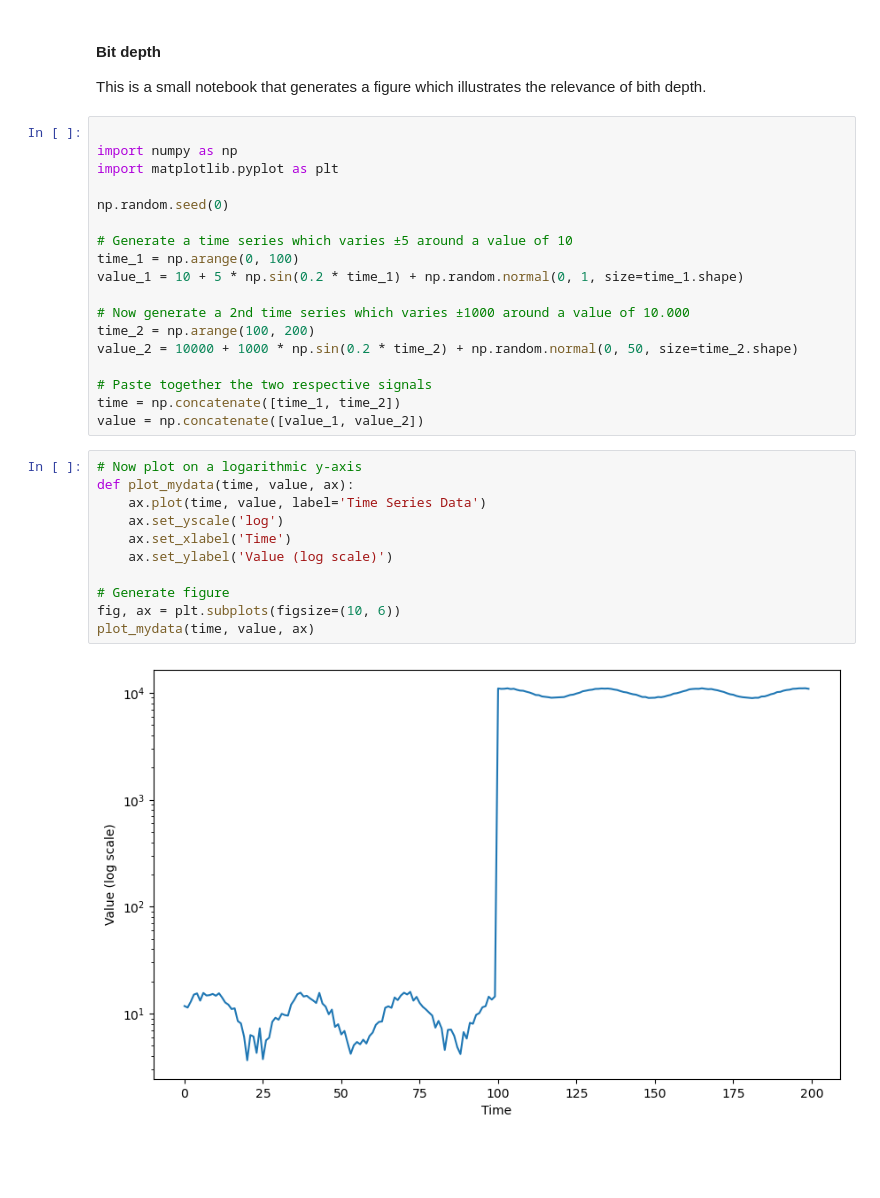
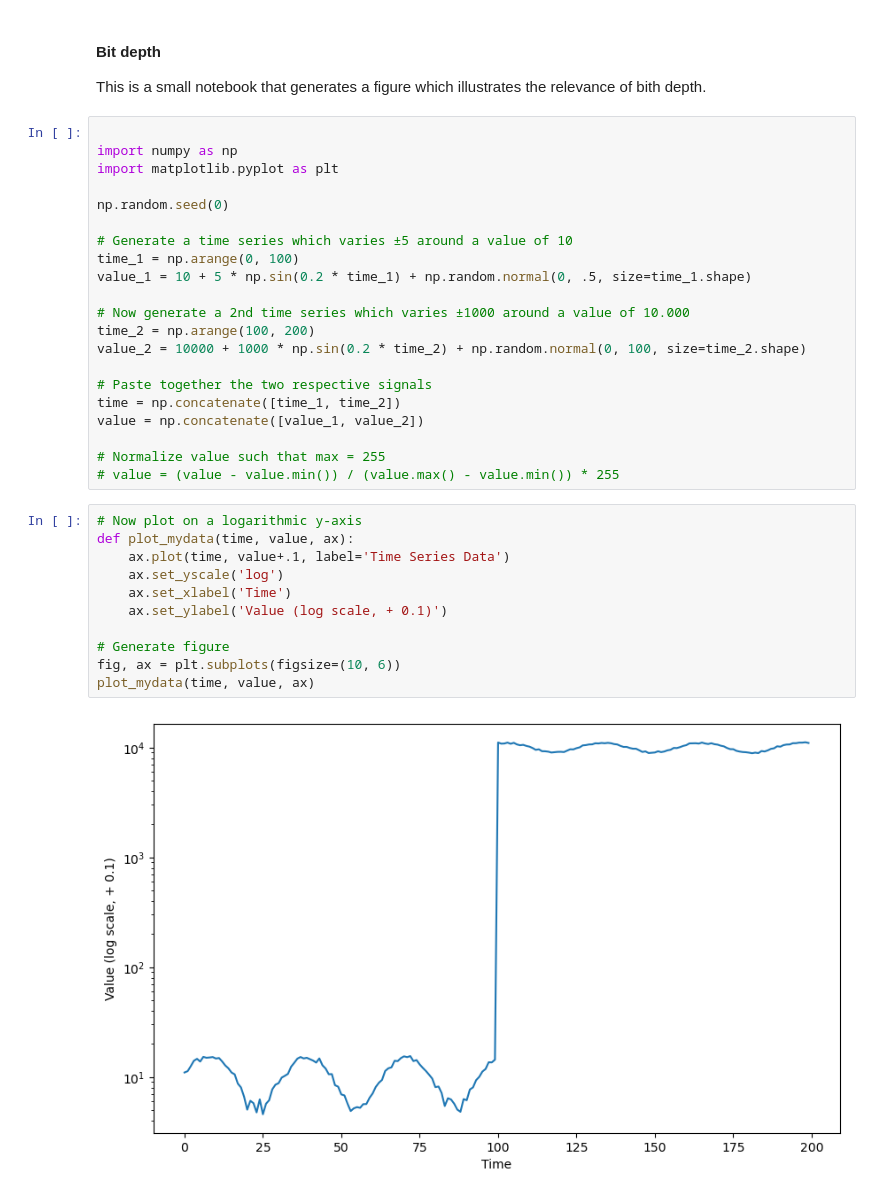
Before and after one commit to Jintram/Workshop_Py_image-analysis_2025, a Jupyter notebook: other_topics/regarding_bit_depth.ipynb, the cells around one changed output. Drawn from its saved outputs; the diff is of its cells as text; blank space fills up the shorter version.

```diff
--- a/other_topics/regarding_bit_depth.ipynb
+++ b/other_topics/regarding_bit_depth.ipynb
@@ -11,28 +11,31 @@ np.random.seed(0)
 
 # Generate a time series which varies ±5 around a value of 10
 time_1 = np.arange(0, 100)
-value_1 = 10 + 5 * np.sin(0.2 * time_1) + np.random.normal(0, 1, size=time_1.shape)
+value_1 = 10 + 5 * np.sin(0.2 * time_1) + np.random.normal(0, .5, size=time_1.shape)
 
 # Now generate a 2nd time series which varies ±1000 around a value of 10.000
 time_2 = np.arange(100, 200)
-value_2 = 10000 + 1000 * np.sin(0.2 * time_2) + np.random.normal(0, 50, size=time_2.shape)
+value_2 = 10000 + 1000 * np.sin(0.2 * time_2) + np.random.normal(0, 100, size=time_2.shape)
 
 # Paste together the two respective signals
 time = np.concatenate([time_1, time_2])
 value = np.concatenate([value_1, value_2])
+
+# Normalize value such that max = 255
+# value = (value - value.min()) / (value.max() - value.min()) * 255
 # %%
 # Now plot on a logarithmic y-axis
 def plot_mydata(time, value, ax):
-    ax.plot(time, value, label='Time Series Data')
+    ax.plot(time, value+.1, label='Time Series Data')
     ax.set_yscale('log')
     ax.set_xlabel('Time')
-    ax.set_ylabel('Value (log scale)')
+    ax.set_ylabel('Value (log scale, + 0.1)')
 
 # Generate figure
 fig, ax = plt.subplots(figsize=(10, 6))
 plot_mydata(time, value, ax)
 # %% [output]
-[figure, old version]
+[figure, new version]
 # %%
 value_as_8bitint = np.clip(np.round((value - value.min()) / (value.max() - value.min()) * 255), 0, 255).astype(np.uint8)
 
```
Also changed, not shown: parts of 3 cells of this notebook, 7 other files.
